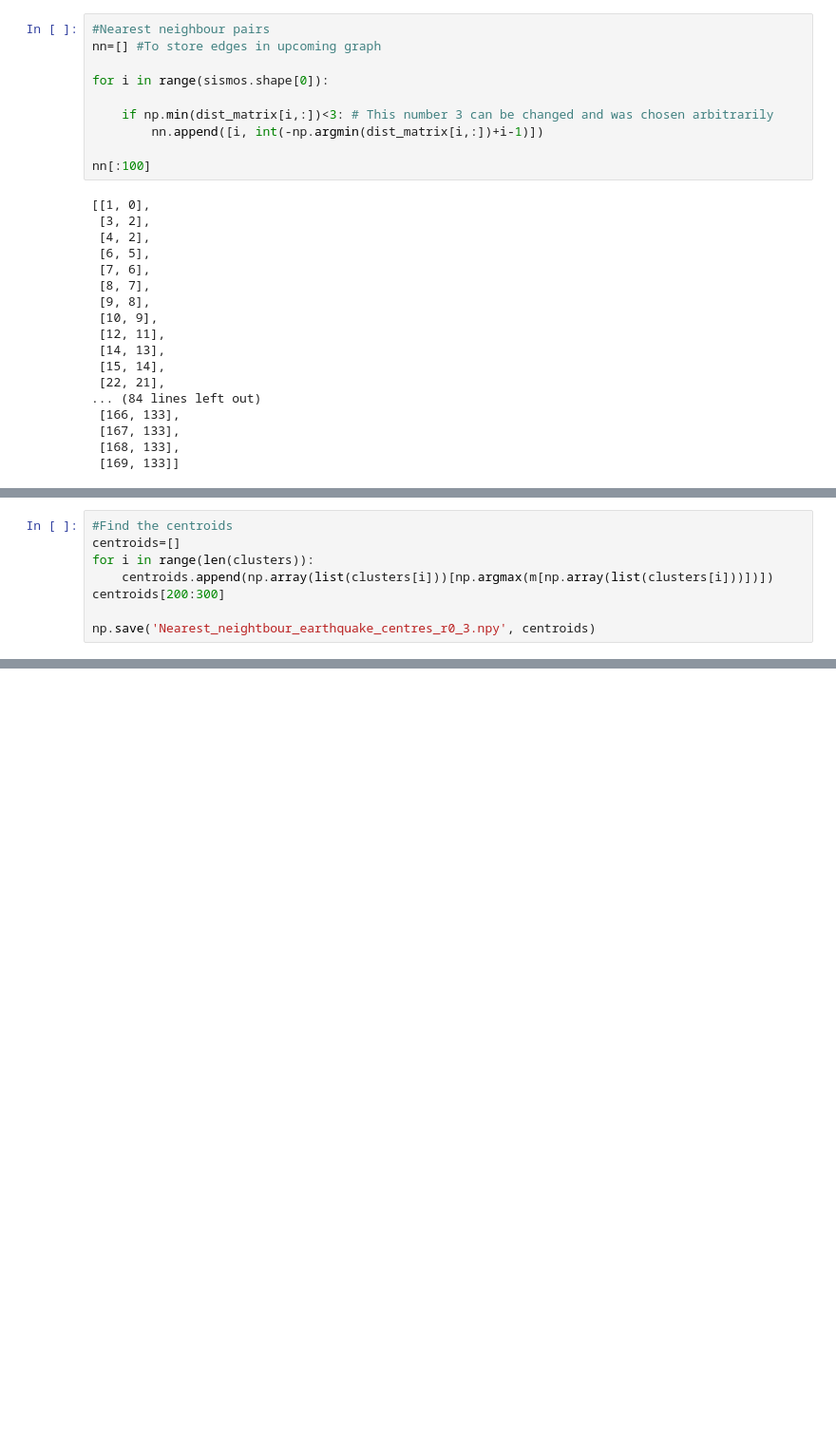
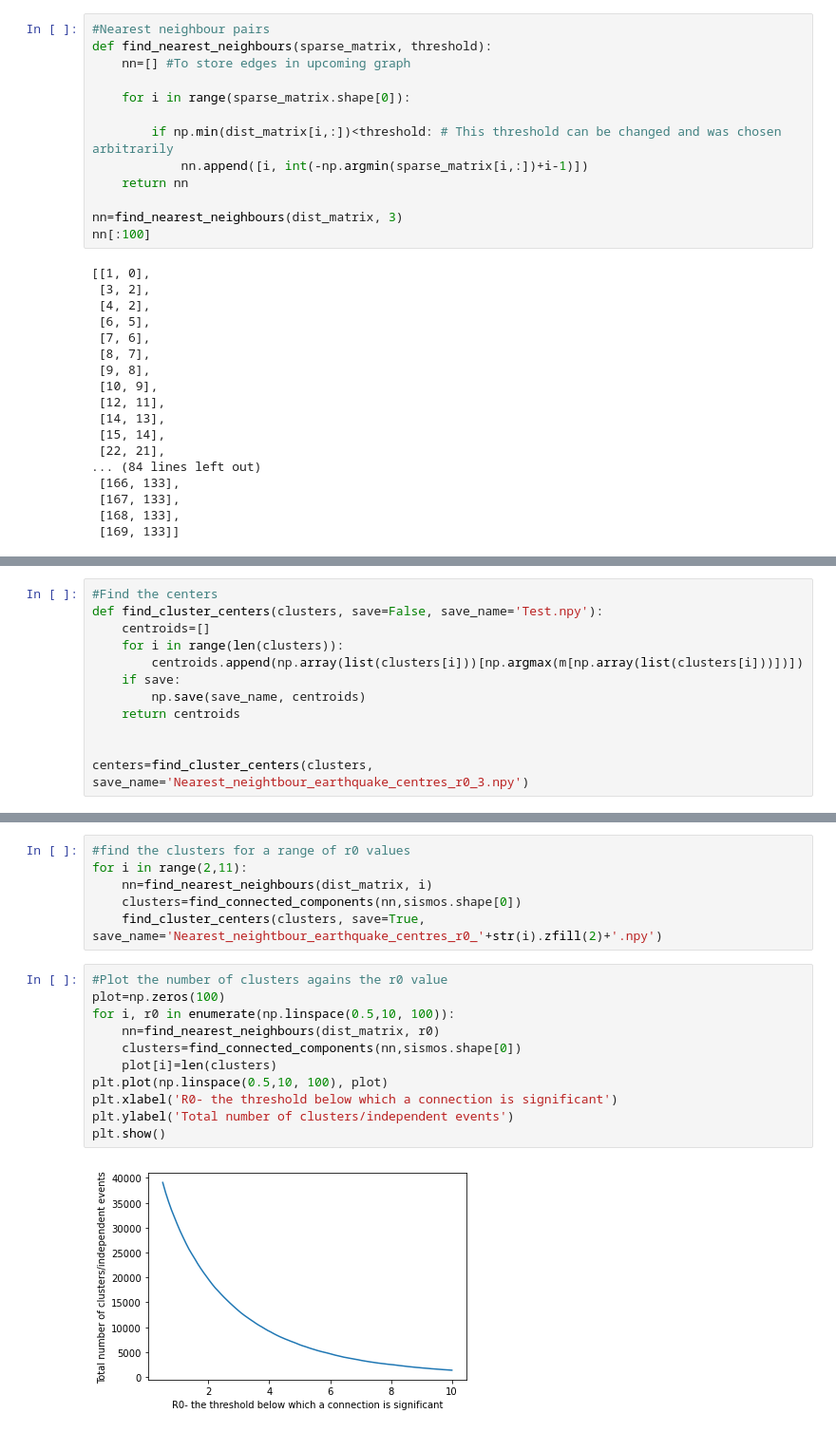
Before and after one commit to Tristan139/ITT-CENAPRED-6, a Jupyter notebook: code/earthquake_metric.ipynb, the cells around one changed output, grey strips where cells are left out. Shown at 95% size. Cells and saved outputs as stored; diff of their text form; blank space fills up the shorter version.

```diff
--- a/code/earthquake_metric.ipynb
+++ b/code/earthquake_metric.ipynb
@@ -163,12 +162,15 @@ plt.show()
 # %%
 #Nearest neighbour pairs
-nn=[] #To store edges in upcoming graph
+def find_nearest_neighbours(sparse_matrix, threshold):
+    nn=[] #To store edges in upcoming graph
 
-for i in range(sismos.shape[0]):
+    for i in range(sparse_matrix.shape[0]):
 
-    if np.min(dist_matrix[i,:])<3: # This number 3 can be changed and was chosen arbitrarily
-        nn.append([i, int(-np.argmin(dist_matrix[i,:])+i-1)])
+        if np.min(dist_matrix[i,:])<threshold: # This threshold can be changed and was chosen arbitrarily
+            nn.append([i, int(-np.argmin(sparse_matrix[i,:])+i-1)])
+    return nn
 
+nn=find_nearest_neighbours(dist_matrix, 3)
 nn[:100]
 # %% [output]
 [[1, 0],
@@ -205,8 +212,12 @@ with open('Nearest_neightbour_earthquake_clusters_r0_3.csv', 'w') as f:
 # %%
-#Find the centroids
-centroids=[]
-for i in range(len(clusters)):
-    centroids.append(np.array(list(clusters[i]))[np.argmax(m[np.array(list(clusters[i]))])])
-centroids[200:300]
+#Find the centers
+def find_cluster_centers(clusters, save=False, save_name='Test.npy'):
+    centroids=[]
+    for i in range(len(clusters)):
+        centroids.append(np.array(list(clusters[i]))[np.argmax(m[np.array(list(clusters[i]))])])
+    if save:
+        np.save(save_name, centroids)
+    return centroids
 
-np.save('Nearest_neightbour_earthquake_centres_r0_3.npy', centroids)
+
+centers=find_cluster_centers(clusters, save_name='Nearest_neightbour_earthquake_centres_r0_3.npy')
@@ -230,0 +224,19 @@ sismos_centroids
+# %%
+#find the clusters for a range of r0 values
+for i in range(2,11):
+    nn=find_nearest_neighbours(dist_matrix, i)
+    clusters=find_connected_components(nn,sismos.shape[0])
+    find_cluster_centers(clusters, save=True, save_name='Nearest_neightbour_earthquake_centres_r0_'+str(i).zfill(2)+'.npy')
+# %%
+#Plot the number of clusters agains the r0 value
+plot=np.zeros(100)
+for i, r0 in enumerate(np.linspace(0.5,10, 100)):
+    nn=find_nearest_neighbours(dist_matrix, r0)
+    clusters=find_connected_components(nn,sismos.shape[0])
+    plot[i]=len(clusters)
+plt.plot(np.linspace(0.5,10, 100), plot)
+plt.xlabel('R0- the threshold below which a connection is significant')
+plt.ylabel('Total number of clusters/independent events')
+plt.show()
+# %% [output]
+[figure, added]
```
Also changed, not shown: parts of 9 cells of this notebook, 4 other files.
